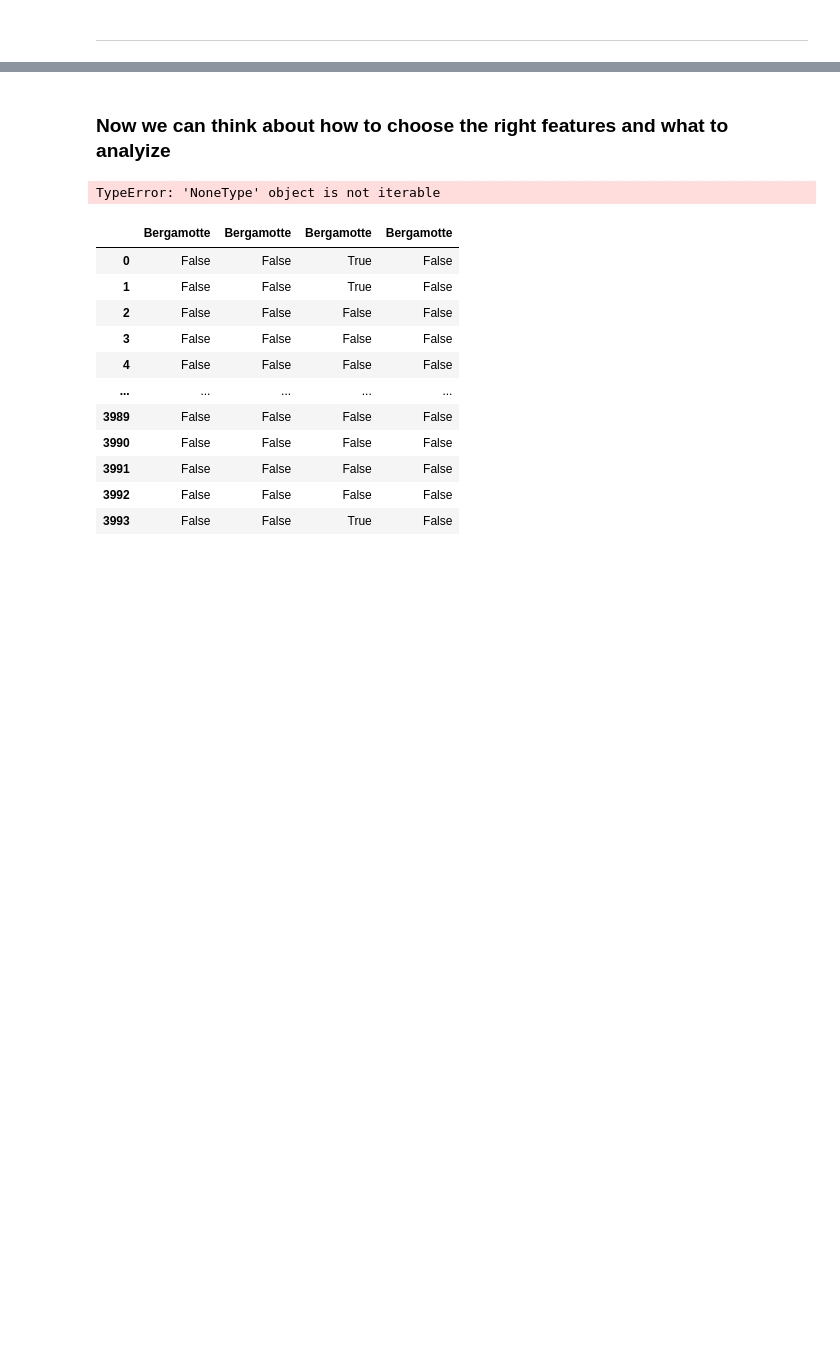
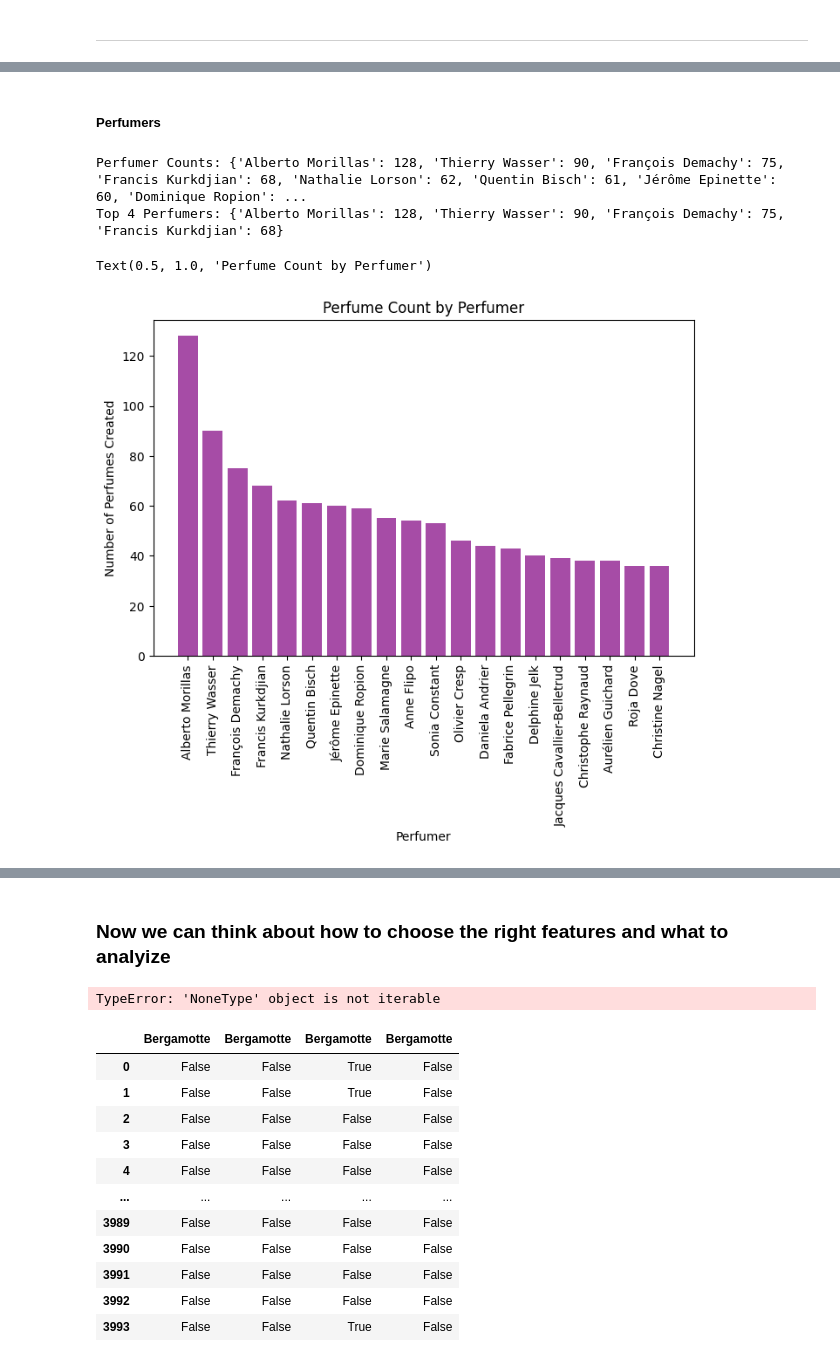
Before and after one commit to hamza1av/Parfumo, a Jupyter notebook: notebook.ipynb, the cells around one changed output, grey strips where cells are left out. Saved outputs shown, nothing was run; the diff lists cells and outputs as text; code cells hidden in the pictures; blank space fills up the shorter version.

```diff
--- a/notebook.ipynb
+++ b/notebook.ipynb
@@ -103,0 +267,29 @@ print(result)
+# %% [markdown]
+##### Perfumers
+# %%
+perfumer_counts = df['perfumer'].value_counts().to_dict()
+# Get the top 4 perfumers
+top_4_perfumers = dict(sorted(perfumer_counts.items(), key=lambda x: x[1], reverse=True)[:4])
+
+print("Perfumer Counts:", perfumer_counts)
+print("Top 4 Perfumers:", top_4_perfumers)
+
+perfumers = list(perfumer_counts.keys())
+counts = list(perfumer_counts.values())
+
+top = 20
+# Create the bar chart
+plt.figure(figsize=(8, 5))
+plt.bar(perfumers[:top], counts[:top], color='purple', alpha=0.7)
+
+# Labels and title
+plt.xlabel('Perfumer')
+plt.ylabel('Number of Perfumes Created')
+plt.xticks(rotation=90)
+
+plt.title('Perfume Count by Perfumer')
+# %% [output]
+Perfumer Counts: {'Alberto Morillas': 128, 'Thierry Wasser': 90, 'François Demachy': 75, 'Francis Kurkdjian': 68, 'Nathalie Lorson': 62, 'Quentin Bisch': 61, 'Jérôme Epinette': 60, 'Dominique Ropion': ...
+Top 4 Perfumers: {'Alberto Morillas': 128, 'Thierry Wasser': 90, 'François Demachy': 75, 'Francis Kurkdjian': 68}
+Text(0.5, 1.0, 'Perfume Count by Perfumer')
+[figure, added]
```
Also changed, not shown: parts of 23 cells of this notebook, 5 other files.
